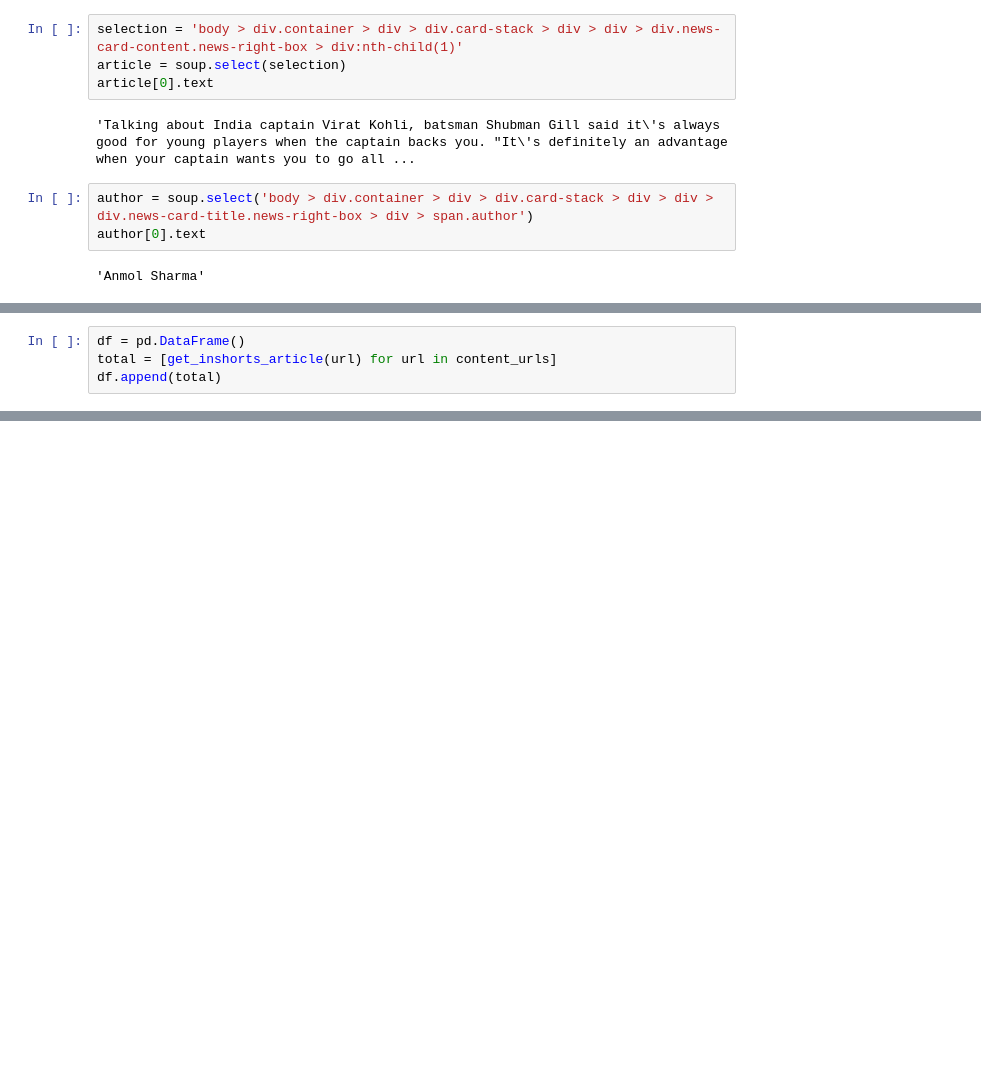
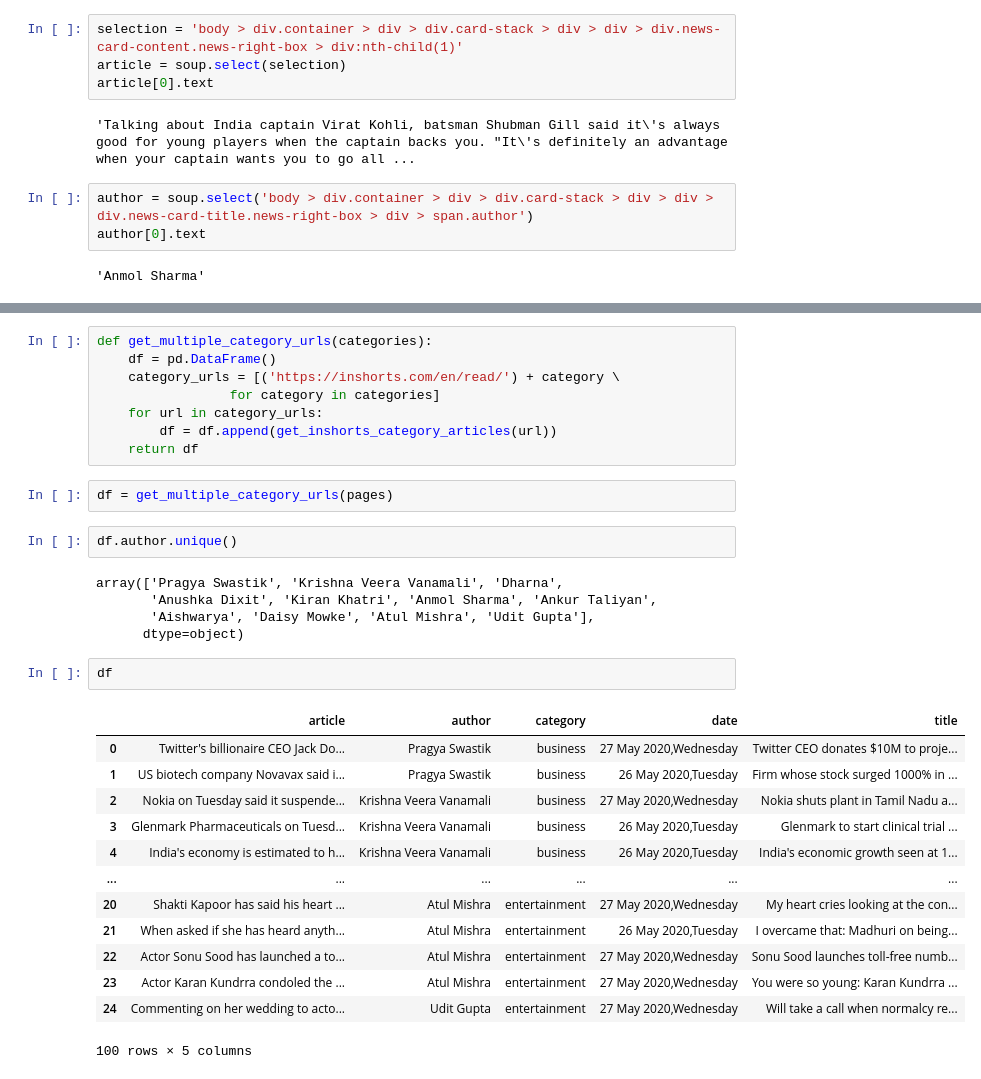
Before and after one commit to CameronGTaylor/natural-language-processing, a Jupyter notebook: acquire.ipynb, the cells around one changed output, grey strips where cells are left out. Cells and saved outputs as stored; diff of their text form; blank space fills up the shorter version.

```diff
--- a/acquire.ipynb
+++ b/acquire.ipynb
@@ -100,4 +71,0 @@ content_urls = [body[i]['itemid'] for i in range(0,len(body))]
-# %%
-df = pd.DataFrame()
-total = [get_inshorts_article(url) for url in content_urls]
-df.append(total)
@@ -163,0 +124,33 @@ Index: []
+# %%
+def get_multiple_category_urls(categories):
+    df = pd.DataFrame()
+    category_urls = [('https://inshorts.com/en/read/') + category \
+                 for category in categories]
+    for url in category_urls:
+        df = df.append(get_inshorts_category_articles(url))
+    return df
+# %%
+df = get_multiple_category_urls(pages)
+# %%
+df.author.unique()
+# %% [output]
+array(['Pragya Swastik', 'Krishna Veera Vanamali', 'Dharna',
+       'Anushka Dixit', 'Kiran Khatri', 'Anmol Sharma', 'Ankur Taliyan',
+       'Aishwarya', 'Daisy Mowke', 'Atul Mishra', 'Udit Gupta'],
+      dtype=object)
+# %%
+df
+# %% [output]
+|  | article | author | category | date | title |
+| 0 | Twitter's billionaire CEO Jack Do... | Pragya Swastik | business | 27 May 2020,Wednesday | Twitter CEO donates $10M to proje... |
+| 1 | US biotech company Novavax said i... | Pragya Swastik | business | 26 May 2020,Tuesday | Firm whose stock surged 1000% in ... |
+| 2 | Nokia on Tuesday said it suspende... | Krishna Veera Vanamali | business | 27 May 2020,Wednesday | Nokia shuts plant in Tamil Nadu a... |
+| 3 | Glenmark Pharmaceuticals on Tuesd... | Krishna Veera Vanamali | business | 26 May 2020,Tuesday | Glenmark to start clinical trial ... |
+| 4 | India's economy is estimated to h... | Krishna Veera Vanamali | business | 26 May 2020,Tuesday | India's economic growth seen at 1... |
+| ... | ... | ... | ... | ... | ... |
+| 20 | Shakti Kapoor has said his heart ... | Atul Mishra | entertainment | 27 May 2020,Wednesday | My heart cries looking at the con... |
+| 21 | When asked if she has heard anyth... | Atul Mishra | entertainment | 26 May 2020,Tuesday | I overcame that: Madhuri on being... |
+| 22 | Actor Sonu Sood has launched a to... | Atul Mishra | entertainment | 27 May 2020,Wednesday | Sonu Sood launches toll-free numb... |
+| 23 | Actor Karan Kundrra condoled the ... | Atul Mishra | entertainment | 27 May 2020,Wednesday | You were so young: Karan Kundrra ... |
+| 24 | Commenting on her wedding to acto... | Udit Gupta | entertainment | 27 May 2020,Wednesday | Will take a call when normalcy re... |
+100 rows × 5 columns
```
Also changed, not shown: parts of 16 cells of this notebook.
